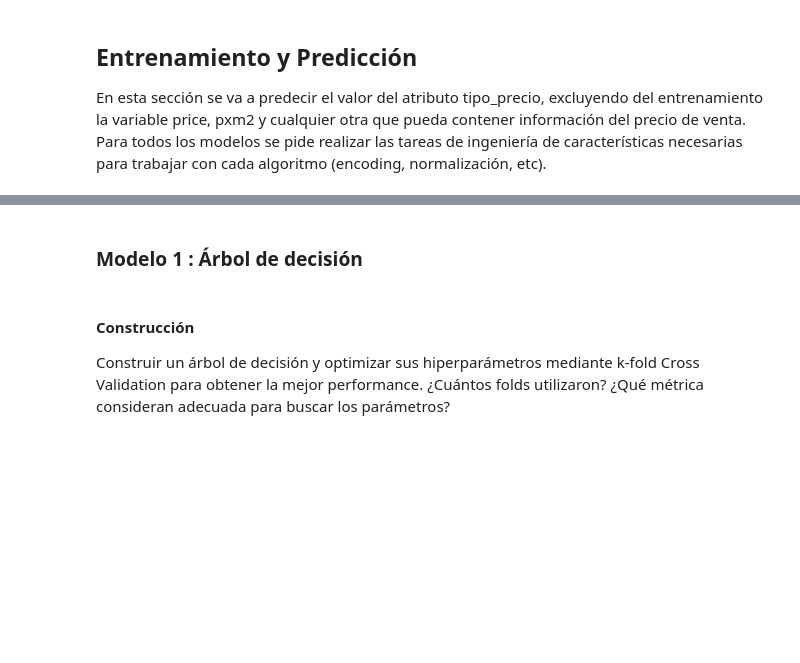
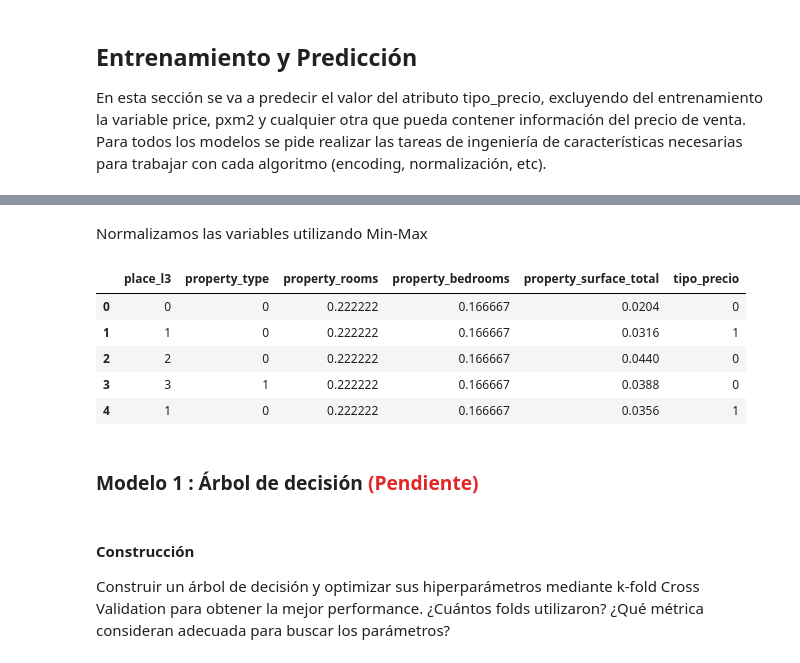
Before and after one commit to kikiymini/7506R-1C2024-GRUPO02, a Jupyter notebook: 7506R_TP1_GRUPO02_ENTREGA_N3.ipynb, the cells around one changed output, grey strips where cells are left out. Cells and saved outputs as stored; diff of their text form; code cells hidden in the pictures; blank space fills up the shorter version.

```diff
--- a/7506R_TP1_GRUPO02_ENTREGA_N3.ipynb
+++ b/7506R_TP1_GRUPO02_ENTREGA_N3.ipynb
@@ -295,0 +298,5 @@ con cada algoritmo (encoding, normalización, etc).
+# %%
+ds_clas_train = ds_target.copy()
+
+cols_a_eliminar = ['property_price', 'pxm2']
+ds_clas_train.drop(columns=cols_a_eliminar, inplace=True)
@@ -295,0 +327,5 @@ con cada algoritmo (encoding, normalización, etc).
+# %%
+# Eliminamos dichas columnas
+cols_a_eliminar = ["id", "start_date", "end_date", "created_on", "latitud", "longitud", "property_surface_covered"]
+ds_clas_train.drop(columns=cols_a_eliminar, inplace=True)
+ds_clas_train.dtypes
@@ -295,0 +361,2 @@ con cada algoritmo (encoding, normalización, etc).
+# %% [markdown]
+Normalizamos las variables utilizando Min-Max
@@ -296,5 +373,14 @@ con cada algoritmo (encoding, normalización, etc).
+# %%
+ds_clas_train.head()
+# %% [output]
+|  | place_l3 | property_type | property_rooms | property_bedrooms | property_surface_total | tipo_precio |
+| 0 | 0 | 0 | 0.222222 | 0.166667 | 0.0204 | 0 |
+| 1 | 1 | 0 | 0.222222 | 0.166667 | 0.0316 | 1 |
+| 2 | 2 | 0 | 0.222222 | 0.166667 | 0.0440 | 0 |
+| 3 | 3 | 1 | 0.222222 | 0.166667 | 0.0388 | 0 |
+| 4 | 1 | 0 | 0.222222 | 0.166667 | 0.0356 | 1 |
 # %% [markdown]
-### Modelo 1 : Árbol de decisión
+### Modelo 1 : Árbol de decisión <font color="#e02626">(Pendiente)</font>
 # %% [markdown]
 #### Construcción
 Construir un árbol de decisión y optimizar sus hiperparámetros mediante k-fold Cross
```
Also changed, not shown: parts of 14 cells of this notebook.
